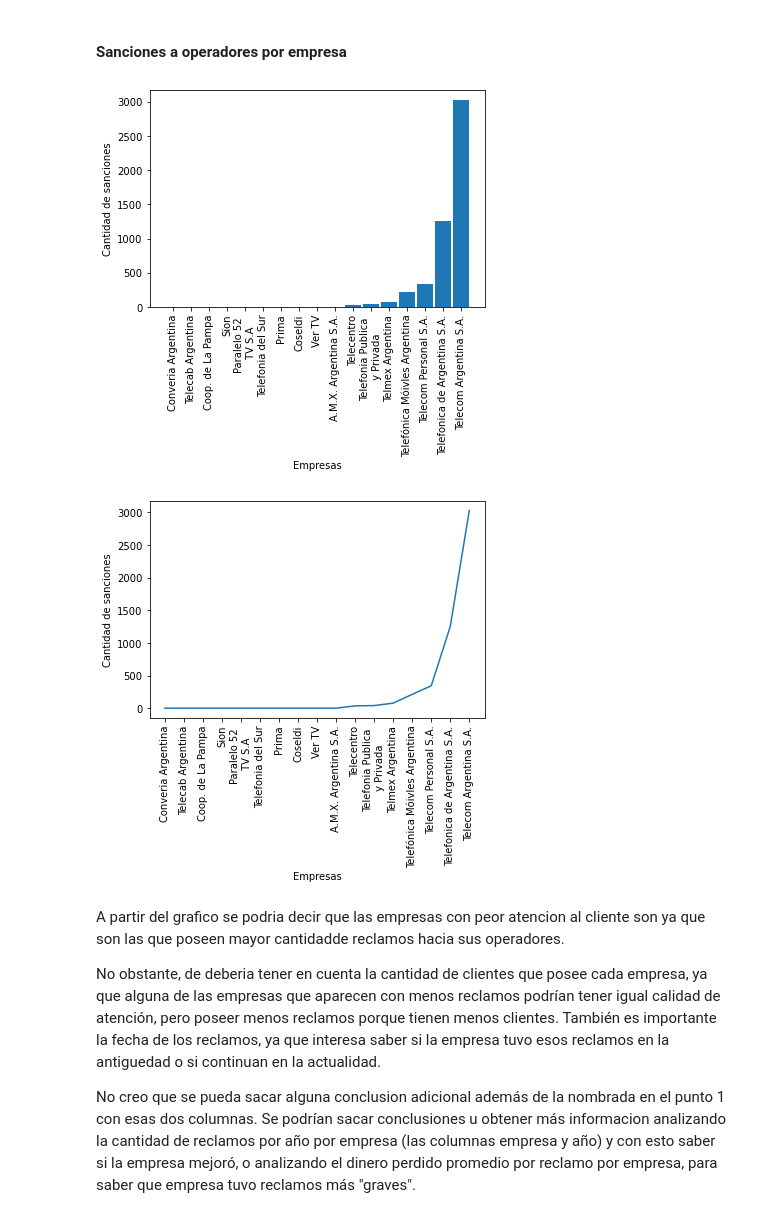
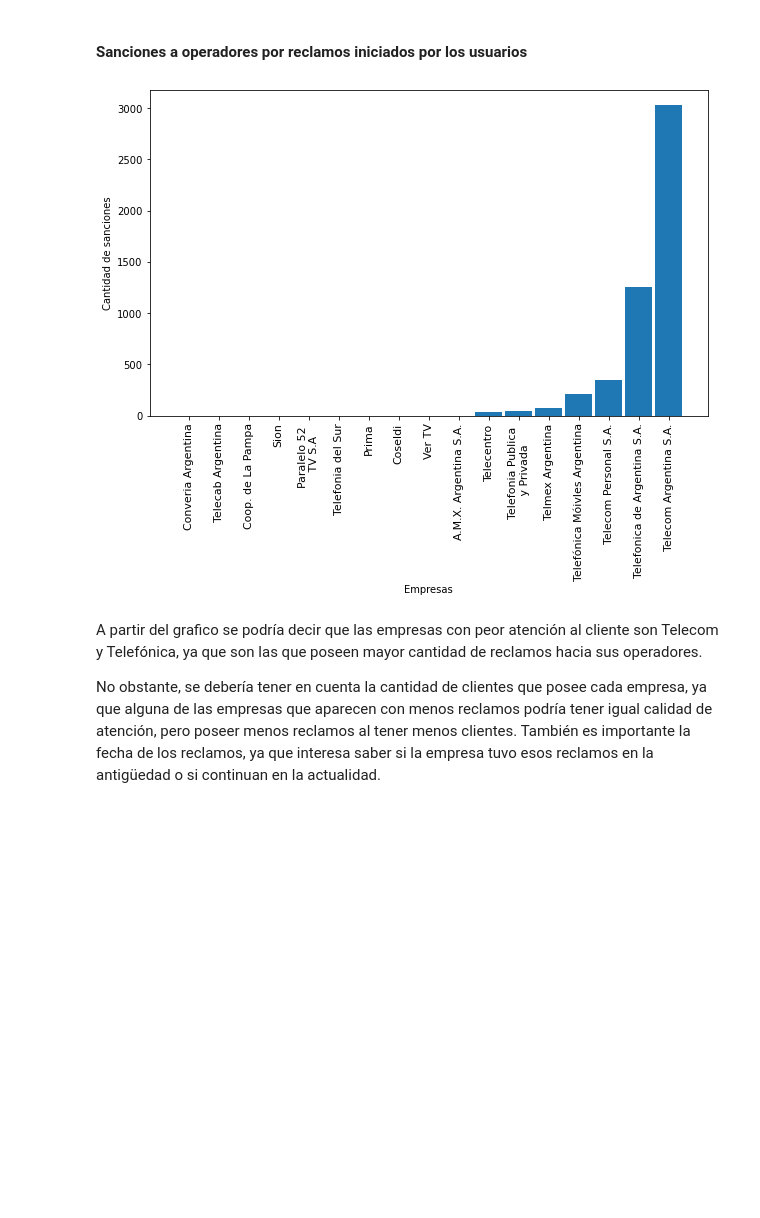
Before and after one commit to Magali-Cristobo/Taller-soporte-informatico, a Jupyter notebook: proyectoAnaconda/notebooks/graficos.ipynb, the cells around one changed output. Saved outputs shown, nothing was run; the diff lists cells and outputs as text; code cells hidden in the pictures; blank space fills up the shorter version.

Commit message:
resolucion del punto 2, tarea del 13 de mayo

```diff
--- a/proyectoAnaconda/notebooks/graficos.ipynb
+++ b/proyectoAnaconda/notebooks/graficos.ipynb
@@ -1,49 +1,34 @@
 # %% [markdown]
-#### Sanciones a operadores por empresa
+#### Sanciones a operadores por reclamos iniciados por los usuarios
 # %%
 import pandas as pd
 import matplotlib.pyplot as plt1
 import matplotlib.pyplot as plt2
 import numpy as np
 
 df1 = pd.read_csv("../data/sanciones-operadores.csv")
 df1 = df1.loc[0:5000]
+
+#grafico de barras
 x_values = df1['Empresa'].unique()
 nombres_x=["Converia Argentina","Telecab Argentina", "Coop. de La Pampa","Sion","Paralelo 52 \n TV S.A","Telefonia del Sur","Prima","Coseldi","Ver TV","A.M.X. Argentina S.A.","Telecentro","Telefonia Publica \n y Privada","Telmex Argentina","Telefónica Móivles Argentina","Telecom Personal S.A.","Telefonica de Argentina S.A.","Telecom Argentina S.A."]
 x_values= np.flip(x_values)
 x_values= np.array(nombres_x)
 y_values = df1['Empresa'].value_counts().tolist()
 y_values.reverse() #esto hace que vaya de menor a mayor, pero no pasa lo mismo en el eje de las x
-
+plt1.figure(figsize=(10,6))
 plt1.bar(x_values,y_values, width=0.9)
-# plt1.title('Sanciones operadores por empresa')
 plt1.xlabel('Empresas')
 plt1.ylabel('Cantidad de sanciones')
-plt1.xticks(rotation=90,fontsize=10)
+plt1.xticks(rotation=90,fontsize=11)
 plt1.show()
-
-plt2.plot(x_values,y_values)
-# plt2.title('Sanciones operadores por empresa')
-plt2.xlabel('Empresas')
-plt2.ylabel('Cantidad de sanciones')
-plt2.xticks(rotation=90,fontsize=10)
-
-plt2.show()
 # %% [output]
-[figure, old version]
+[figure, new version]
-[figure, removed]
 # %% [markdown]
-A partir del grafico se podria decir que las empresas con peor atencion al cliente son
-ya que son las que poseen mayor cantidadde reclamos hacia sus operadores.
+A partir del grafico se podría decir que las empresas con peor atención al cliente son Telecom y Telefónica,
+ya que son las que poseen mayor cantidad de reclamos hacia sus operadores.
 
-
-No obstante, de deberia tener en cuenta la cantidad de clientes que posee cada empresa, ya que alguna de las empresas que aparecen con menos
-reclamos podrían tener igual calidad de atención, pero poseer menos reclamos porque tienen menos clientes.
+No obstante, se debería tener en cuenta la cantidad de clientes que posee cada empresa, ya que alguna de las empresas que aparecen con menos
+reclamos podría tener igual calidad de atención, pero poseer menos reclamos al tener menos clientes.
 También es importante la fecha de los reclamos, ya que interesa saber si la empresa
-tuvo esos reclamos en la antiguedad o si continuan en la actualidad.
-
-No creo que se pueda sacar alguna conclusion adicional además de la nombrada
-en el punto 1 con esas dos columnas. Se podrían sacar conclusiones u obtener más
-informacion analizando la cantidad de reclamos por año por empresa (las columnas empresa y año) y
-con esto saber si la empresa mejoró, o analizando el dinero perdido promedio
-por reclamo por empresa, para saber que empresa tuvo reclamos más "graves".
+tuvo esos reclamos en la antigüedad o si continuan en la actualidad.
```
Also changed, not shown: parts of 2 cells of this notebook, 1 other file.
